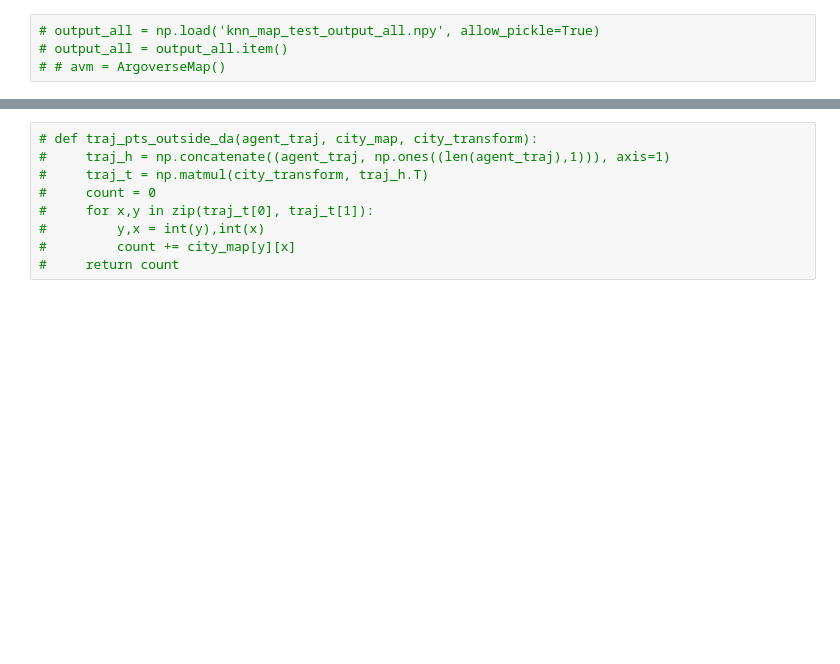
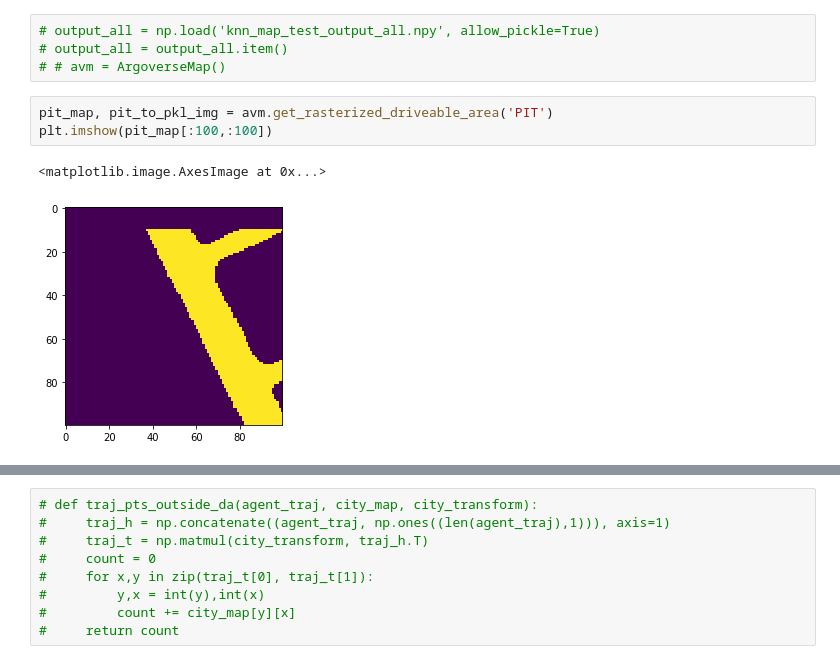
Before and after one commit to aaronh65/argoverse-api, a Jupyter notebook: forecasting_methods/weighted_knn.ipynb, the cells around one changed output, grey strips where cells are left out. Drawn from its saved outputs; the diff is of its cells as text; blank space fills up the shorter version.

```diff
--- a/forecasting_methods/weighted_knn.ipynb
+++ b/forecasting_methods/weighted_knn.ipynb
@@ -64,3 +68,9 @@ test_nt_dists = np.load('test_nt_distances.npy', allow_pickle=True)
 # output_all = np.load('knn_map_test_output_all.npy', allow_pickle=True)
 # output_all = output_all.item()
 # # avm = ArgoverseMap()
+# %%
+pit_map, pit_to_pkl_img = avm.get_rasterized_driveable_area('PIT')
+plt.imshow(pit_map[:100,:100])
+# %% [output]
+<matplotlib.image.AxesImage at 0x...>
+[figure, added]
```
Also changed, not shown: parts of 10 cells of this notebook, 1 other file.
